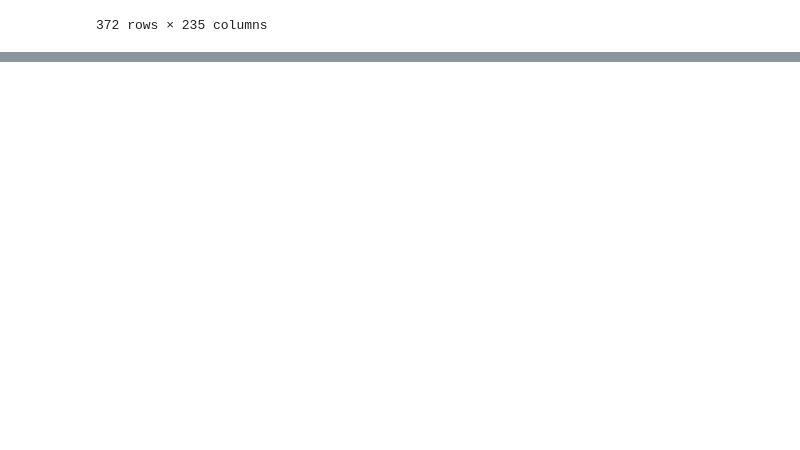
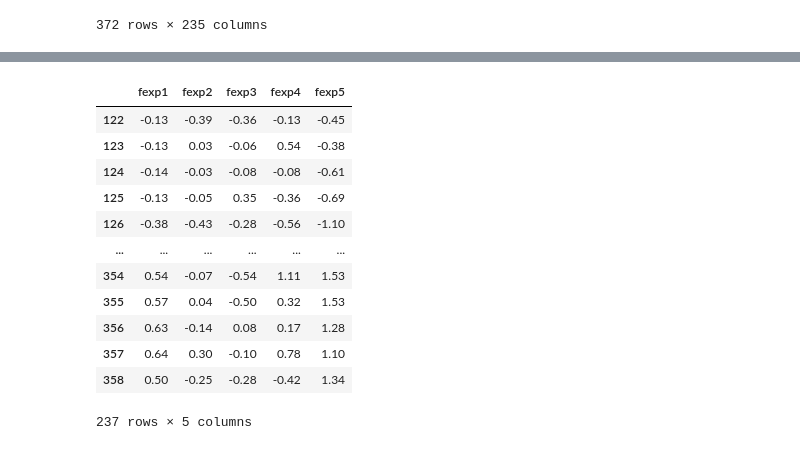
Before and after one commit to DrSumitodemansana/High-Frequency_GDP_Forecasting, a Jupyter notebook: src/examples/mensualCSV.ipynb, the cells around one changed output, grey strips where cells are left out. Cells and saved outputs as stored; diff of their text form; code cells hidden in the pictures; blank space fills up the shorter version.

```diff
--- a/src/examples/mensualCSV.ipynb
+++ b/src/examples/mensualCSV.ipynb
@@ -71,0 +86,16 @@ Varianza explicada por componente: [0.2 0.2 0.2 0.2 0.2]
+# %%
+data_pca
+# %% [output]
+|  | fexp1 | fexp2 | fexp3 | fexp4 | fexp5 |
+| 122 | -0.13 | -0.39 | -0.36 | -0.13 | -0.45 |
+| 123 | -0.13 | 0.03 | -0.06 | 0.54 | -0.38 |
+| 124 | -0.14 | -0.03 | -0.08 | -0.08 | -0.61 |
+| 125 | -0.13 | -0.05 | 0.35 | -0.36 | -0.69 |
+| 126 | -0.38 | -0.43 | -0.28 | -0.56 | -1.10 |
+| ... | ... | ... | ... | ... | ... |
+| 354 | 0.54 | -0.07 | -0.54 | 1.11 | 1.53 |
+| 355 | 0.57 | 0.04 | -0.50 | 0.32 | 1.53 |
+| 356 | 0.63 | -0.14 | 0.08 | 0.17 | 1.28 |
+| 357 | 0.64 | 0.30 | -0.10 | 0.78 | 1.10 |
+| 358 | 0.50 | -0.25 | -0.28 | -0.42 | 1.34 |
+237 rows × 5 columns
```
Also changed, not shown: parts of 4 cells of this notebook, 1 other file.
